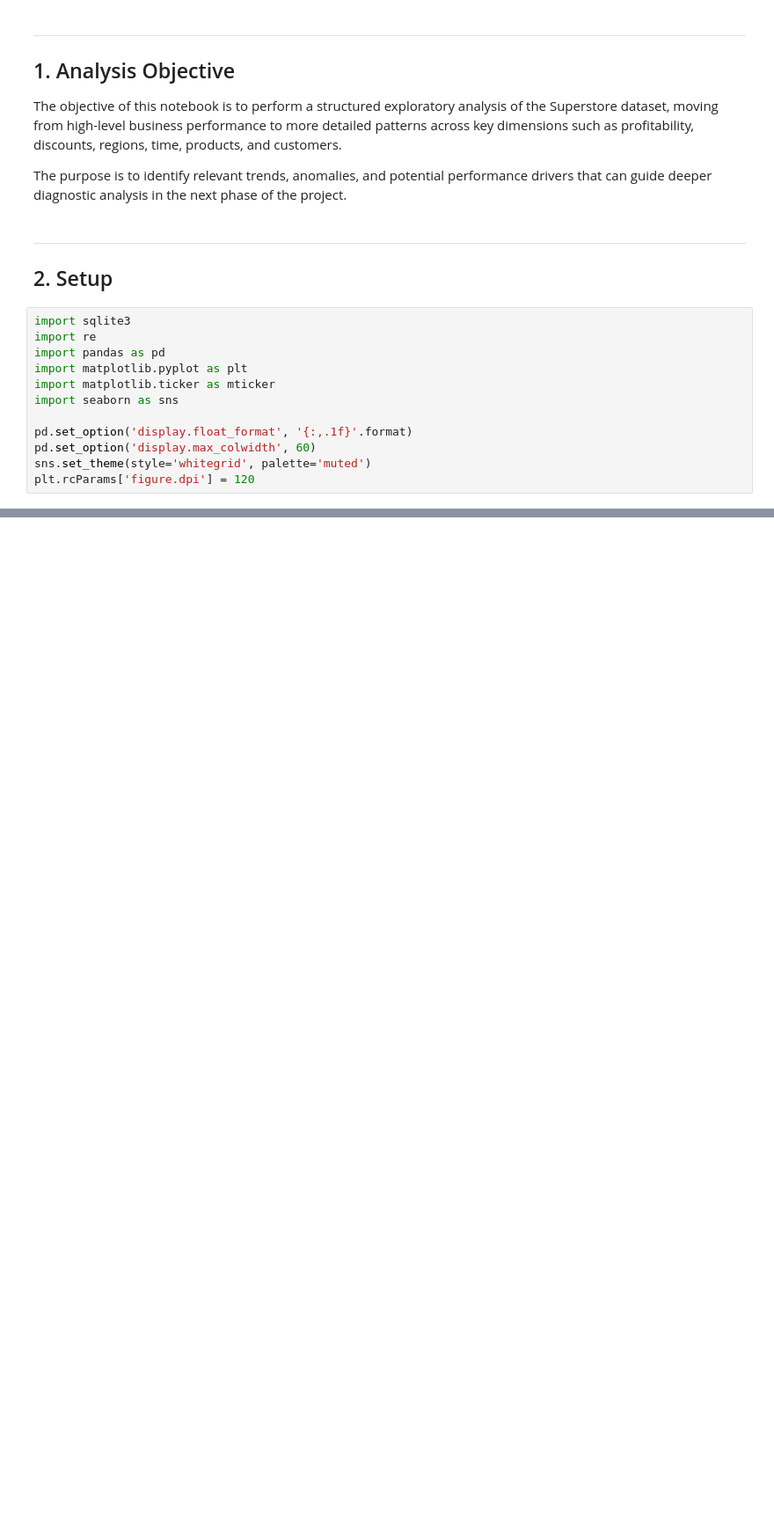
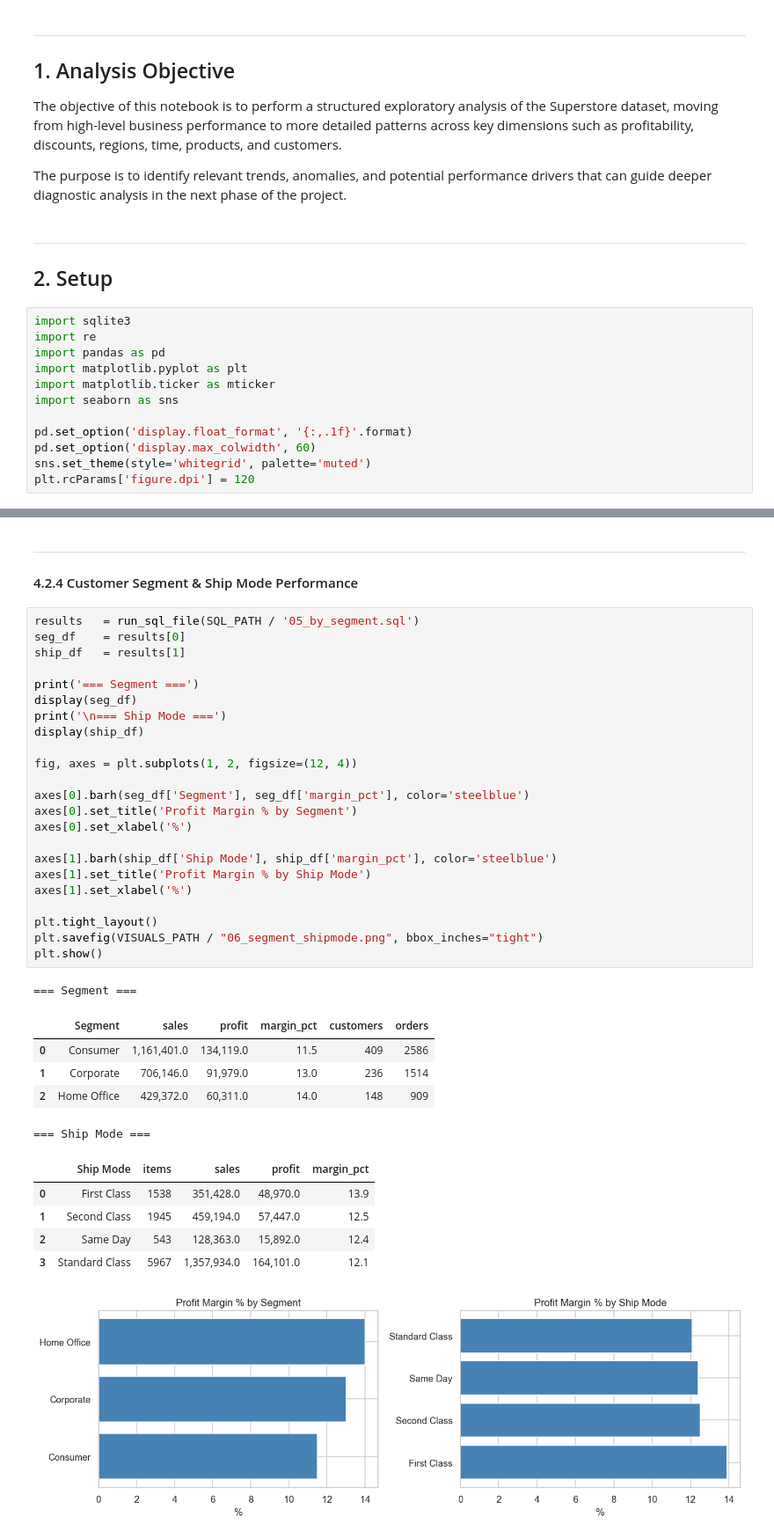
Before and after one commit to JoseFranTZ/superstore-sales-analysis, a Jupyter notebook: notebooks/02_exploratory_analysis.ipynb, the cells around one changed output, grey strips where cells are left out. Shown at 88% size. Cells and saved outputs as stored; diff of their text form; blank space fills up the shorter version.

```diff
--- a/notebooks/02_exploratory_analysis.ipynb
+++ b/notebooks/02_exploratory_analysis.ipynb
@@ -352,0 +569,39 @@ plt.show()
+# %% [markdown]
+---
+#### 4.2.4 Customer Segment & Ship Mode Performance
+# %%
+results   = run_sql_file(SQL_PATH / '05_by_segment.sql')
+seg_df    = results[0]
+ship_df   = results[1]
+
+print('=== Segment ===')
+display(seg_df)
+print('\n=== Ship Mode ===')
+display(ship_df)
+
+fig, axes = plt.subplots(1, 2, figsize=(12, 4))
+
+axes[0].barh(seg_df['Segment'], seg_df['margin_pct'], color='steelblue')
+axes[0].set_title('Profit Margin % by Segment')
+axes[0].set_xlabel('%')
+
+axes[1].barh(ship_df['Ship Mode'], ship_df['margin_pct'], color='steelblue')
+axes[1].set_title('Profit Margin % by Ship Mode')
+axes[1].set_xlabel('%')
+
+plt.tight_layout()
+plt.savefig(VISUALS_PATH / "06_segment_shipmode.png", bbox_inches="tight")
+plt.show()
+# %% [output]
+=== Segment ===
+|  | Segment | sales | profit | margin_pct | customers | orders |
+| 0 | Consumer | 1,161,401.0 | 134,119.0 | 11.5 | 409 | 2586 |
+| 1 | Corporate | 706,146.0 | 91,979.0 | 13.0 | 236 | 1514 |
+| 2 | Home Office | 429,372.0 | 60,311.0 | 14.0 | 148 | 909 |
+=== Ship Mode ===
+|  | Ship Mode | items | sales | profit | margin_pct |
+| 0 | First Class | 1538 | 351,428.0 | 48,970.0 | 13.9 |
+| 1 | Second Class | 1945 | 459,194.0 | 57,447.0 | 12.5 |
+| 2 | Same Day | 543 | 128,363.0 | 15,892.0 | 12.4 |
+| 3 | Standard Class | 5967 | 1,357,934.0 | 164,101.0 | 12.1 |
+[figure, added]
```
Also changed, not shown: parts of 92 cells of this notebook, 25 other files.
